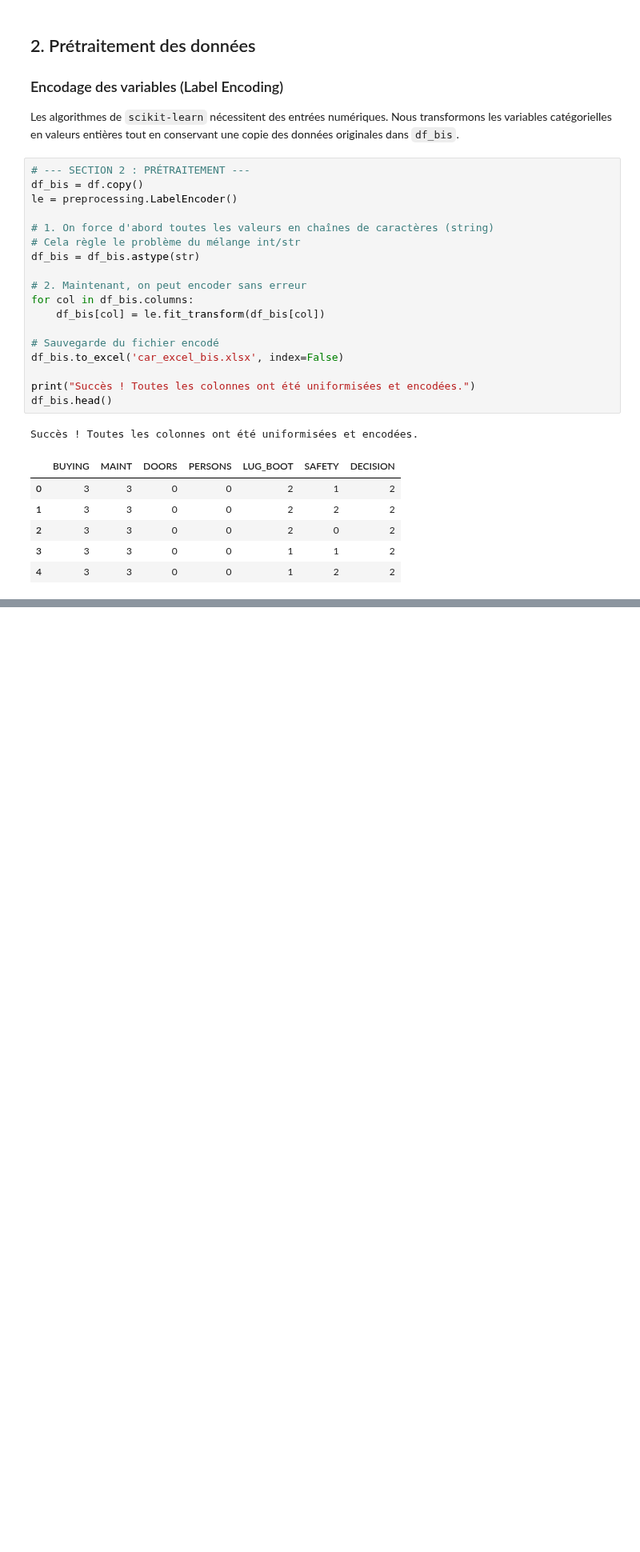
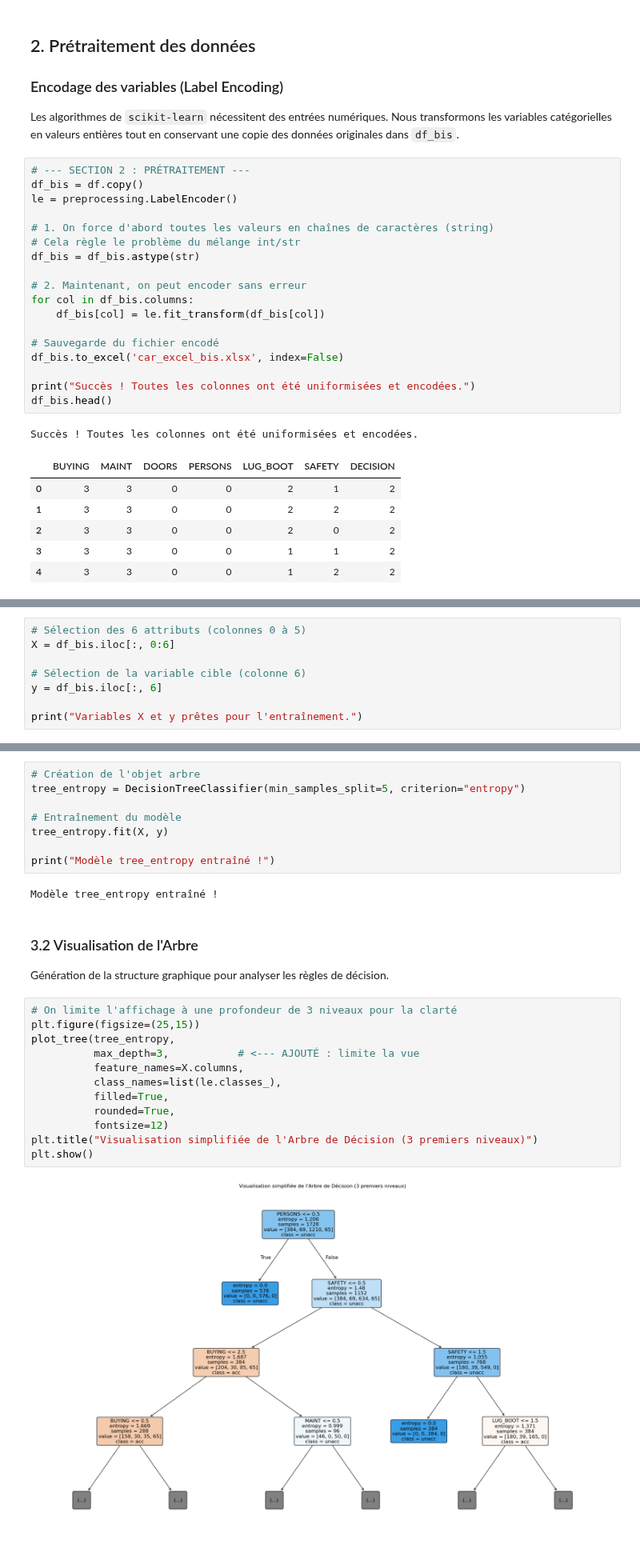
Before and after one commit to oussema-wess/CarModelAcceptance-DecisionTrees-Ensemble, a Jupyter notebook: Car_Evaluation_Classification.ipynb, the cells around one changed output, grey strips where cells are left out. Shown at 80% size. Cells and saved outputs as stored; diff of their text form; blank space fills up the shorter version.

Commit message:
Finalisation du TP : Analyse comparative Arbre, RF et Gradient Boosting

```diff
--- a/Car_Evaluation_Classification.ipynb
+++ b/Car_Evaluation_Classification.ipynb
@@ -70,0 +78,8 @@ Succès ! Toutes les colonnes ont été uniformisées et encodées.
+# %%
+# Sélection des 6 attributs (colonnes 0 à 5)
+X = df_bis.iloc[:, 0:6]
+
+# Sélection de la variable cible (colonne 6)
+y = df_bis.iloc[:, 6]
+
+print("Variables X et y prêtes pour l'entraînement.")
@@ -70,0 +91,27 @@ Succès ! Toutes les colonnes ont été uniformisées et encodées.
+# %%
+# Création de l'objet arbre
+tree_entropy = DecisionTreeClassifier(min_samples_split=5, criterion="entropy")
+
+# Entraînement du modèle
+tree_entropy.fit(X, y)
+
+print("Modèle tree_entropy entraîné !")
+# %% [output]
+Modèle tree_entropy entraîné !
+# %% [markdown]
+### 3.2 Visualisation de l'Arbre
+Génération de la structure graphique pour analyser les règles de décision.
+# %%
+# On limite l'affichage à une profondeur de 3 niveaux pour la clarté
+plt.figure(figsize=(25,15))
+plot_tree(tree_entropy,
+          max_depth=3,           # <--- AJOUTÉ : limite la vue
+          feature_names=X.columns,
+          class_names=list(le.classes_),
+          filled=True,
+          rounded=True,
+          fontsize=12)
+plt.title("Visualisation simplifiée de l'Arbre de Décision (3 premiers niveaux)")
+plt.show()
+# %% [output]
+[figure, added]
```
Also changed, not shown: parts of 36 cells of this notebook, 2 other files.
